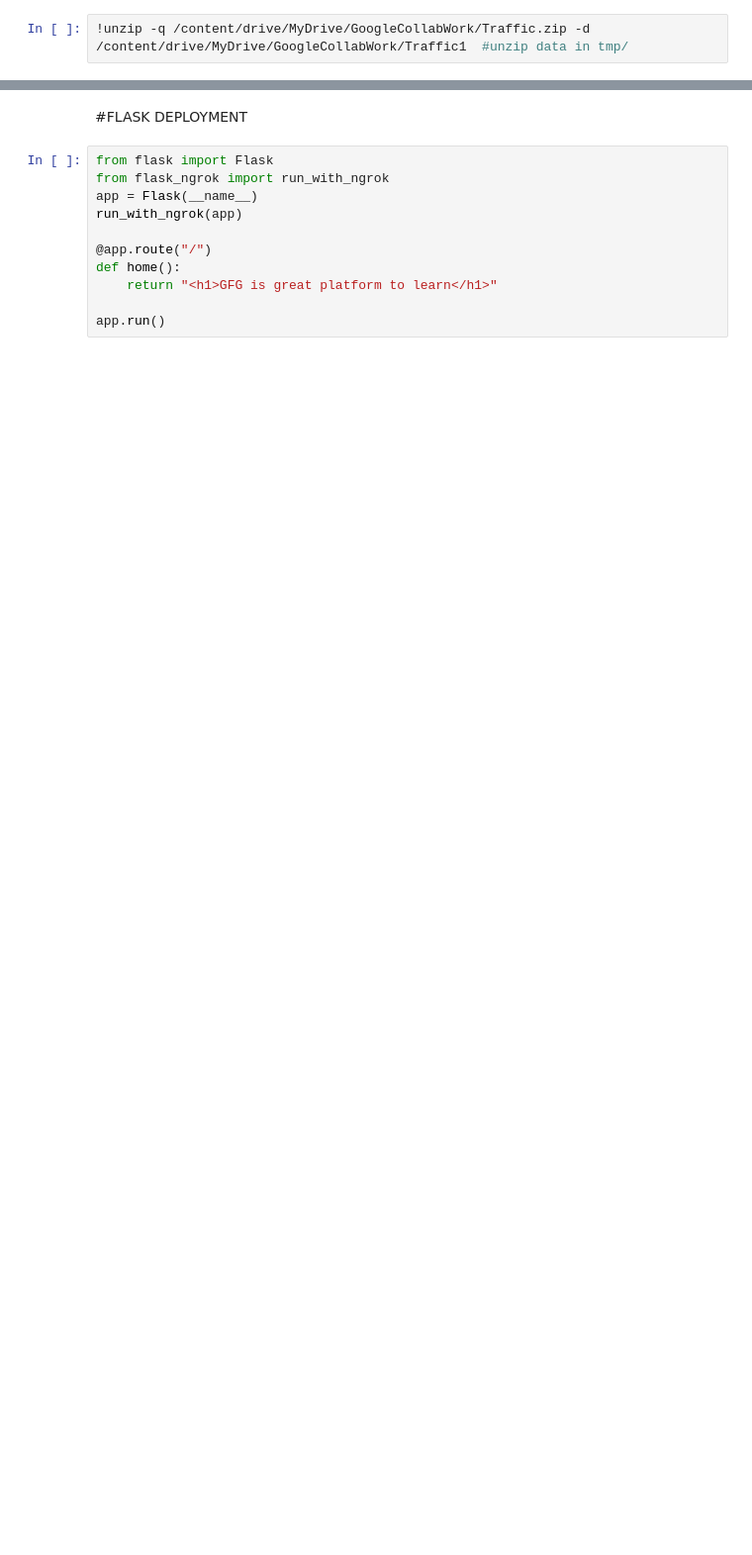
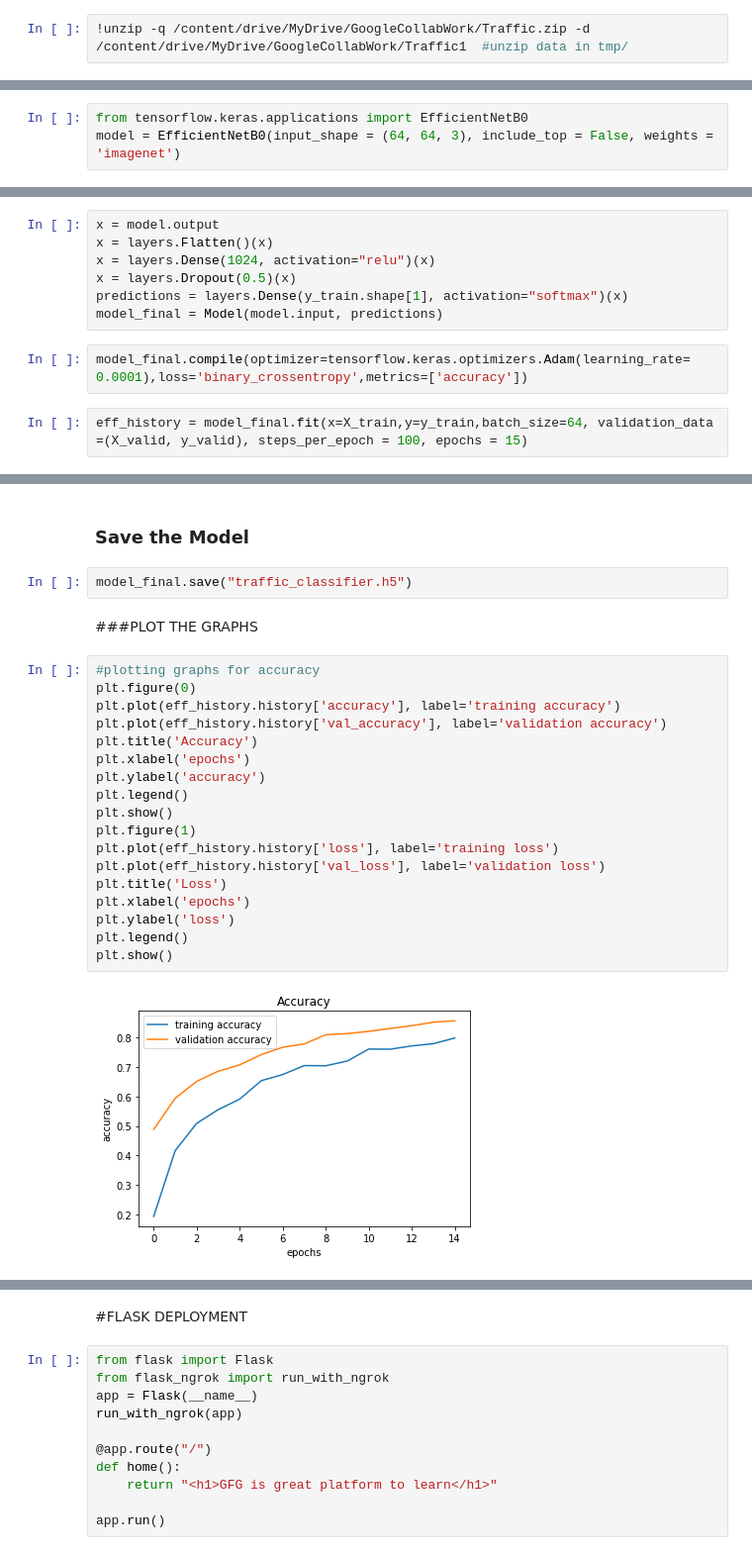
Before and after one commit to tauseefhashmi/TrafficSignDetectionEffNetB0, a Jupyter notebook: Analytics_4.ipynb, the cells around one changed output, grey strips where cells are left out. Shown at 99% size. Drawn from its saved outputs; the diff is of its cells as text; blank space fills up the shorter version.

```diff
--- a/Analytics_4.ipynb
+++ b/Analytics_4.ipynb
@@ -109,0 +141,3 @@ Epoch 10/10
+# %%
+from tensorflow.keras.applications import EfficientNetB0
+model = EfficientNetB0(input_shape = (64, 64, 3), include_top = False, weights = 'imagenet')
@@ -109,0 +151,11 @@ Epoch 10/10
+# %%
+x = model.output
+x = layers.Flatten()(x)
+x = layers.Dense(1024, activation="relu")(x)
+x = layers.Dropout(0.5)(x)
+predictions = layers.Dense(y_train.shape[1], activation="softmax")(x)
+model_final = Model(model.input, predictions)
+# %%
+model_final.compile(optimizer=tensorflow.keras.optimizers.Adam(learning_rate= 0.0001),loss='binary_crossentropy',metrics=['accuracy'])
+# %%
+eff_history = model_final.fit(x=X_train,y=y_train,batch_size=64, validation_data =(X_valid, y_valid), steps_per_epoch = 100, epochs = 15)
@@ -109,0 +180,26 @@ Epoch 10/10
+# %% [markdown]
+### Save the Model
+# %%
+model_final.save("traffic_classifier.h5")
+# %% [markdown]
+###PLOT THE GRAPHS
+# %%
+#plotting graphs for accuracy
+plt.figure(0)
+plt.plot(eff_history.history['accuracy'], label='training accuracy')
+plt.plot(eff_history.history['val_accuracy'], label='validation accuracy')
+plt.title('Accuracy')
+plt.xlabel('epochs')
+plt.ylabel('accuracy')
+plt.legend()
+plt.show()
+plt.figure(1)
+plt.plot(eff_history.history['loss'], label='training loss')
+plt.plot(eff_history.history['val_loss'], label='validation loss')
+plt.title('Loss')
+plt.xlabel('epochs')
+plt.ylabel('loss')
+plt.legend()
+plt.show()
+# %% [output]
+[figure, added]
```
Also changed, not shown: parts of 45 cells of this notebook.
